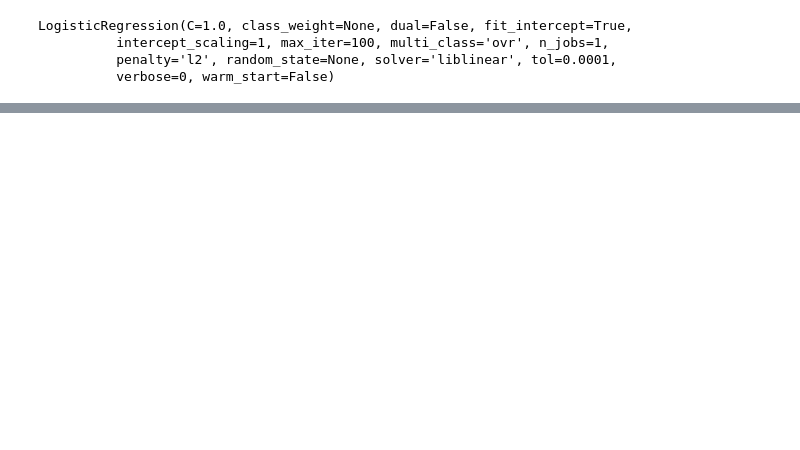
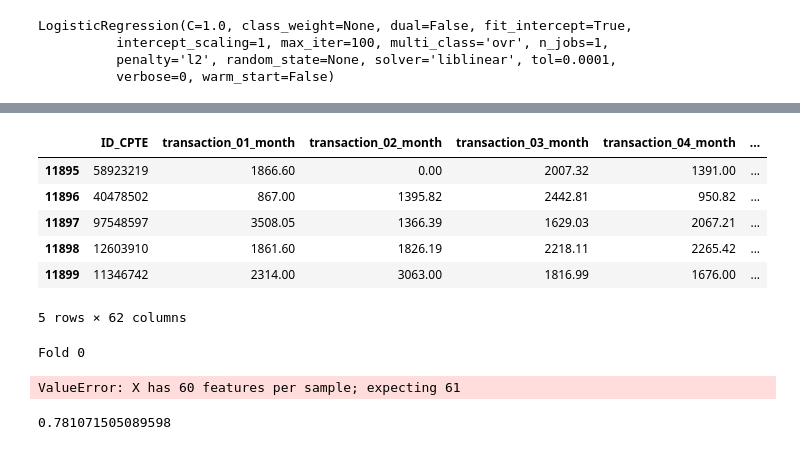
Before and after one commit to tonytontian/Data_Cup_Hello_Team, a Jupyter notebook: code/baseline.ipynb, the cells around one changed output, grey strips where cells are left out. Saved outputs shown, nothing was run; the diff lists cells and outputs as text; code cells hidden in the pictures; blank space fills up the shorter version.

```diff
--- a/code/baseline.ipynb
+++ b/code/baseline.ipynb
@@ -408,0 +540,20 @@ roc_auc_score(predict, y_test)
+# %%
+for col in transaction_col:
+    replace_value = processed_data[processed_data[col].notna()][col].mean()
+    processed_data[col] = processed_data[col].fillna(replace_value)
+# %%
+processed_data = processed_data.fillna(0)
+# %%
+training_X = processed_data.loc[train_index].reset_index()
+# %%
+tmp = training_X.merge(performance_training[['ID_CPTE', 'Default']], on='ID_CPTE')
+# %%
+tmp.tail()
+# %% [output]
+|  | ID_CPTE | transaction_01_month | transaction_02_month | transaction_03_month | transaction_04_month | ... |
+| 11895 | 58923219 | 1866.60 | 0.00 | 2007.32 | 1391.00 | ... |
+| 11896 | 40478502 | 867.00 | 1395.82 | 2442.81 | 950.82 | ... |
+| 11897 | 97548597 | 3508.05 | 1366.39 | 1629.03 | 2067.21 | ... |
+| 11898 | 12603910 | 1861.60 | 1826.19 | 2218.11 | 2265.42 | ... |
+| 11899 | 11346742 | 2314.00 | 3063.00 | 1816.99 | 1676.00 | ... |
+5 rows × 62 columns
@@ -408,0 +577,9 @@ roc_auc_score(predict, y_test)
+# %%
+log_oof_train, log_oof_test = get_oof(clf, training_X, training_y, test_X)
+# %% [output]
+Fold 0
+ValueError: X has 60 features per sample; expecting 61
+# %%
+roc_auc_score(log_oof_train, training_y)
+# %% [output]
+0.781071505089598
```
Also changed, not shown: parts of 55 cells of this notebook.
